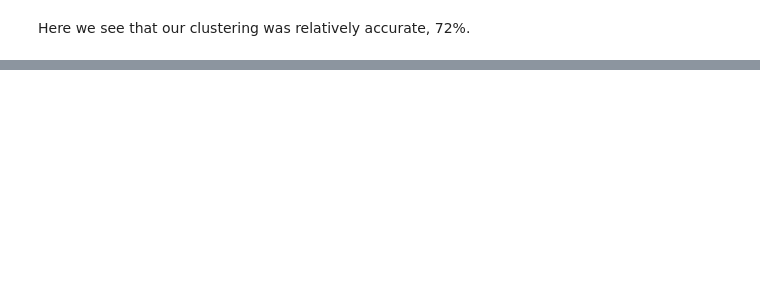
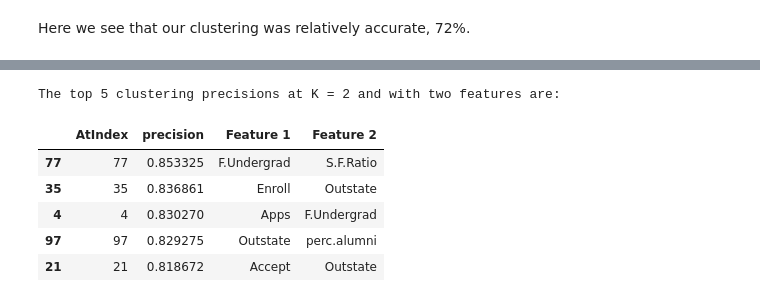
Before and after one commit to cb-ds-1/4-3-clustering, a Jupyter notebook: workshop.ipynb, the cells around one changed output, grey strips where cells are left out. Cells and saved outputs as stored; diff of their text form; code cells hidden in the pictures; blank space fills up the shorter version.

```diff
--- a/workshop.ipynb
+++ b/workshop.ipynb
@@ -281,0 +340,12 @@ Here we see that our clustering was relatively accurate, 72%.
+# %%
+print("The top 5 clustering precisions at K = 2 and with two features are:")
+top_5 = fit_k2['df'].nlargest(5,'precision')
+top_5
+# %% [output]
+The top 5 clustering precisions at K = 2 and with two features are:
+|  | AtIndex | precision | Feature 1 | Feature 2 |
+| 77 | 77 | 0.853325 | F.Undergrad | S.F.Ratio |
+| 35 | 35 | 0.836861 | Enroll | Outstate |
+| 4 | 4 | 0.830270 | Apps | F.Undergrad |
+| 97 | 97 | 0.829275 | Outstate | perc.alumni |
+| 21 | 21 | 0.818672 | Accept | Outstate |
```
Also changed, not shown: parts of 9 cells of this notebook.
